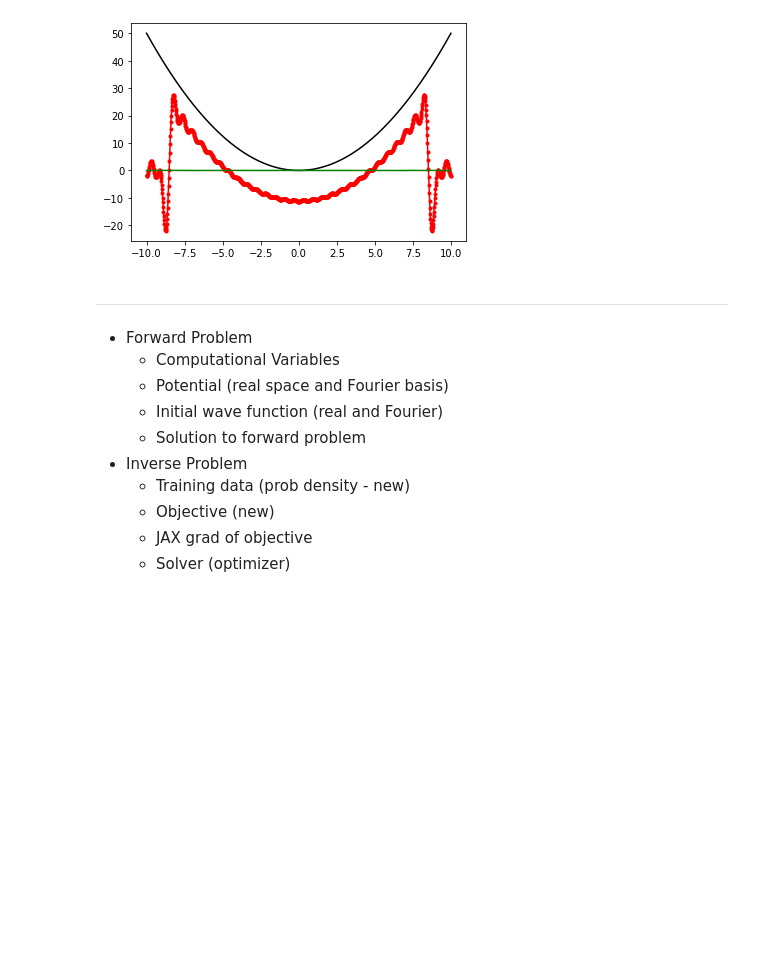
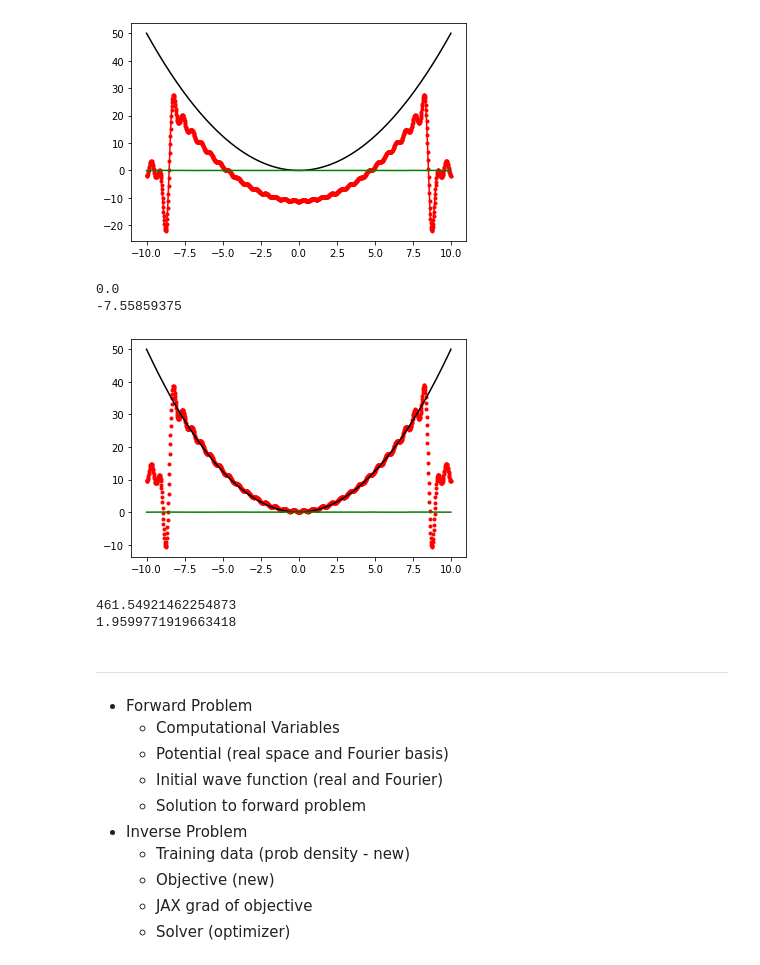
Before and after one commit to kbcollins/tdse, a Jupyter notebook: tdse-prob-density/tdse-prob-density-kbc.ipynb, the cells around one changed output. Saved outputs shown, nothing was run; the diff lists cells and outputs as text; code cells hidden in the pictures; blank space fills up the shorter version.

```diff
--- a/tdse-prob-density/tdse-prob-density-kbc.ipynb
+++ b/tdse-prob-density/tdse-prob-density-kbc.ipynb
@@ -742,6 +742,27 @@ plt.plot(xvec, jnp.real(vic), color='green')
 plt.show()
 # %% [output]
 [figure]
+# %%
+zeroindex = len(xvec) // 2
+print(xvec[zeroindex])
+
+print(xvec[125])
+
+diff = vxvec[zeroindex] - jnp.real(vrecon)[zeroindex]
+
+plt.plot(xvec, jnp.real(vrecon) + diff, '.', color='red')
+plt.plot(xvec, vxvec, color='black')
+plt.plot(xvec, jnp.real(vic), color='green')
+plt.show()
+
+print(nl.norm(jnp.real(vrecon) + diff - vxvec))
+print(nl.norm(jnp.real(vrecon)[125] + diff - vxvec[125]))
+# %% [output]
+0.0
+-7.55859375
+[figure, added]
+461.54921462254873
+1.9599771919663418
 # %% [markdown]
 ---
 * Forward Problem
```
Also changed, not shown: parts of 12 cells of this notebook.
